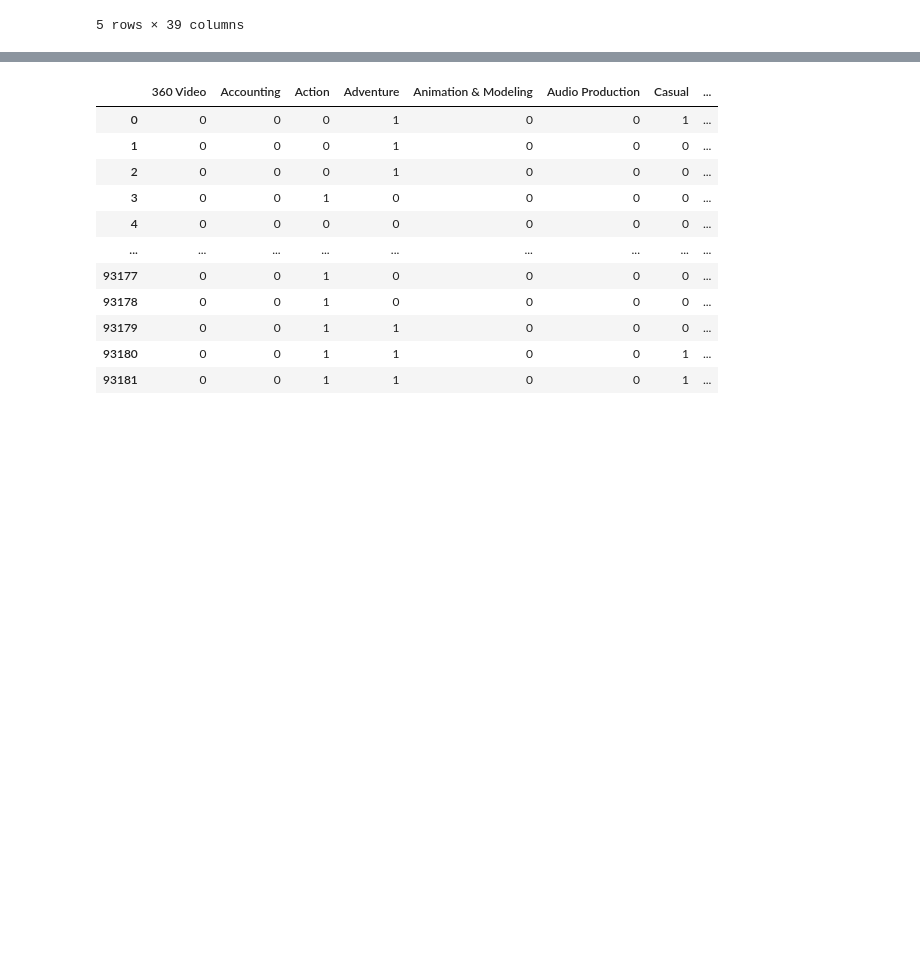
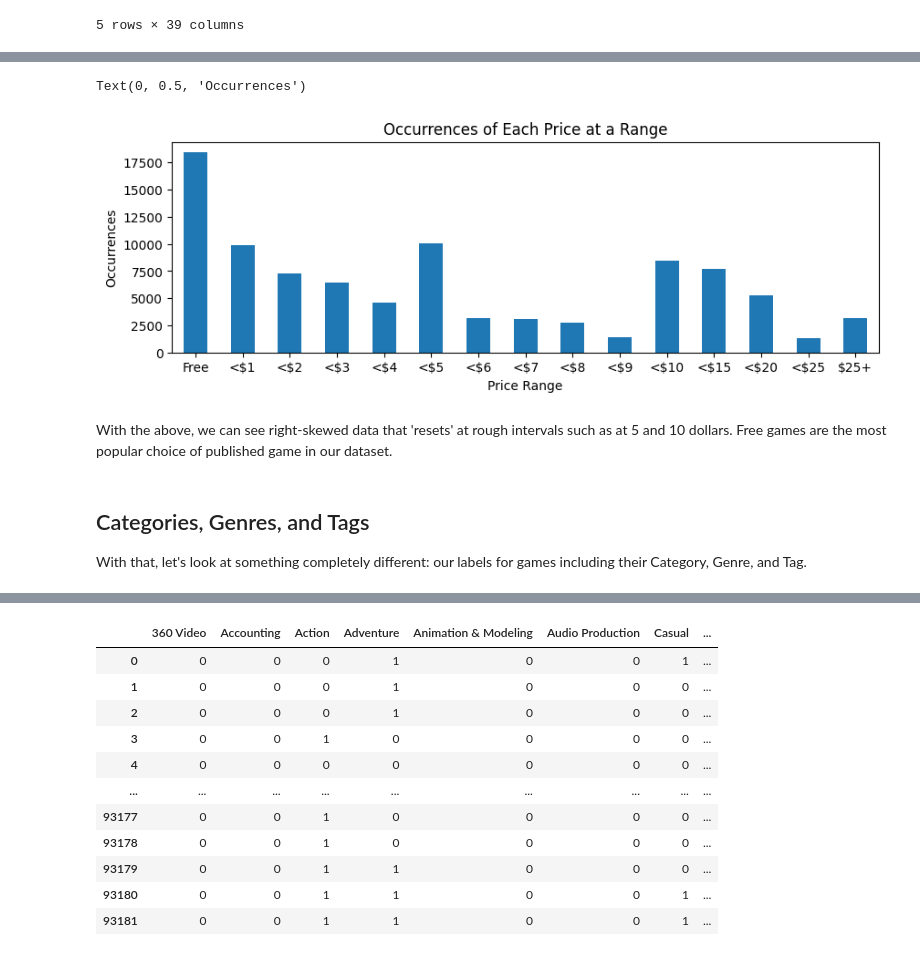
Before and after one commit to adamledet/itds-project-2025, a Jupyter notebook: Data_Science_Project.ipynb, the cells around one changed output, grey strips where cells are left out. Drawn from its saved outputs; the diff is of its cells as text; code cells hidden in the pictures; blank space fills up the shorter version.

```diff
--- a/Data_Science_Project.ipynb
+++ b/Data_Science_Project.ipynb
@@ -106,0 +161,20 @@ df_New_adj
+# %%
+price_counts_combined = pd.DataFrame(columns=["Price Range", "Counts"])
+
+# Append all the price ranges to a df
+price_counts_combined = pd.concat([price_counts_combined,pd.DataFrame({"Price Range": ["Free"], "Counts": [len(sub0)]})], ignore_index=True)
+price_counts_combined = pd.concat([price_counts_combined,pd.DataFrame({"Price Range": ["<$1"], "Counts": [len(sub1)]})], ignore_index=True)
+price_counts_combined = pd.concat([price_counts_combined,pd.DataFrame({"Price Range": ["<$2"], "Counts": [len(sub2)]})], ignore_index=True)
+price_counts_combined = pd.concat([price_counts_combined,pd.DataFrame({"Price Range": ["<$3"], "Counts": [len(sub3)]})], ignore_index=True)
+price_counts_combined = pd.concat([price_counts_combined,pd.DataFrame({"Price Range": ["<$4"], "Counts": [len(sub4)]})], ignore_index=True)
+price_counts_combined = pd.concat([price_counts_combined,pd.DataFrame({"Price Range": ["<$5"], "Counts": [len(sub5)]})], ignore_index=True)
+price_counts_combined = pd.concat([price_counts_combined,pd.DataFrame({"Price Range": ["<$6"], "Counts": [len(sub6)]})], ignore_index=True)
+price_counts_combined = pd.concat([price_counts_combined,pd.DataFrame({"Price Range": ["<$7"], "Counts": [len(sub7)]})], ignore_index=True)
+price_counts_combined = pd.concat([price_counts_combined,pd.DataFrame({"Price Range": ["<$8"], "Counts": [len(sub8)]})], ignore_index=True)
+price_counts_combined = pd.concat([price_counts_combined,pd.DataFrame({"Price Range": ["<$9"], "Counts": [len(sub9)]})], ignore_index=True)
+price_counts_combined = pd.concat([price_counts_combined,pd.DataFrame({"Price Range": ["<$10"], "Counts": [len(sub10)]})], ignore_index=True)
+price_counts_combined = pd.concat([price_counts_combined,pd.DataFrame({"Price Range": ["<$15"], "Counts": [len(sub15)]})], ignore_index=True)
+price_counts_combined = pd.concat([price_counts_combined,pd.DataFrame({"Price Range": ["<$20"], "Counts": [len(sub20)]})], ignore_index=True)
+price_counts_combined = pd.concat([price_counts_combined,pd.DataFrame({"Price Range": ["<$25"], "Counts": [len(sub25)]})], ignore_index=True)
+price_counts_combined = pd.concat([price_counts_combined,pd.DataFrame({"Price Range": ["$25+"], "Counts": [len(post25)]})], ignore_index=True)
+price_counts_combined
@@ -106,0 +198,14 @@ df_New_adj
+# %%
+price_counts_combined.plot(x='Price Range', y='Counts', kind='bar', legend=False, figsize=(10,3))# Plot the graph (expanded)
+plt.xticks(rotation=0)# Make the x-axis text appear laterally
+plt.title("Occurrences of Each Price at a Range")
+plt.xlabel("Price Range")
+plt.ylabel("Occurrences")
+# %% [output]
+Text(0, 0.5, 'Occurrences')
+[figure, added]
+# %% [markdown]
+With the above, we can see right-skewed data that 'resets' at rough intervals such as at 5 and 10 dollars. Free games are the most popular choice of published game in our dataset.
+# %% [markdown]
+## Categories, Genres, and Tags
+With that, let's look at something completely different: our labels for games including their Category, Genre, and Tag.
```
Also changed, not shown: parts of 72 cells of this notebook, 1 other file.
